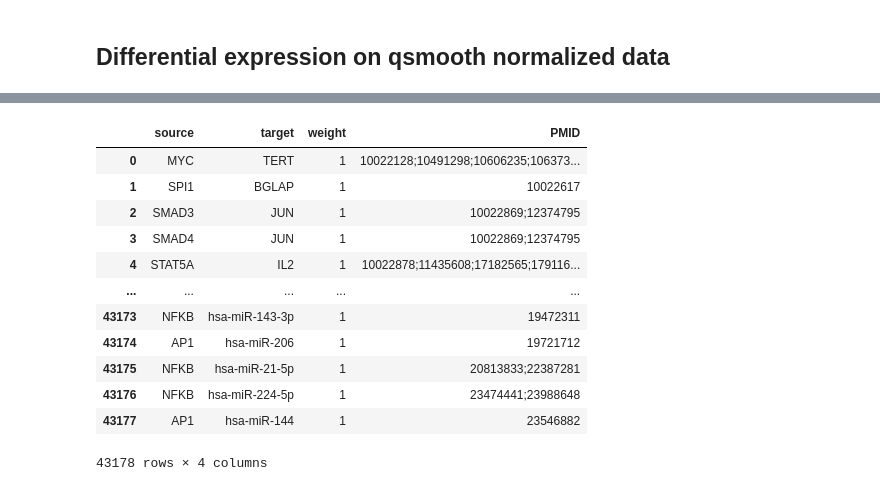
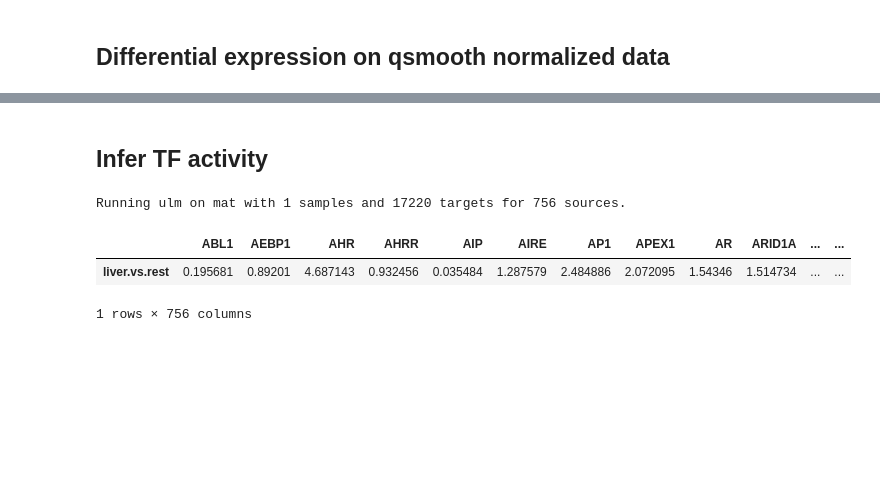
Before and after one commit to j-bac/GTEx_analysis, a Jupyter notebook: analyses/1_baseline_specificity.ipynb, the cells around one changed output, grey strips where cells are left out. Saved outputs shown, nothing was run; the diff lists cells and outputs as text; code cells hidden in the pictures; blank space fills up the shorter version.

```diff
--- a/analyses/1_baseline_specificity.ipynb
+++ b/analyses/1_baseline_specificity.ipynb
@@ -72,0 +54,5 @@ adata.obs['donor_ids'].value_counts().hist()
+# %%
+contaminating_genes = adata.var_names[adata.var['Description'].isin(['PRSS1', 'CELA3A', 'PNLIP', 'CLPS', 'KRT4', 'KRT13'])]
+sc.settings.figdir=pathlib.Path('../figures/')
+sc.pl.pca(adata,color=['SEX','AGE','SMCENTER','SMTSD'],ncols=2,annotate_var_explained=True,save='qsmooth_PCA_covariates.png')
+sc.pl.pca(adata,color=contaminating_genes,ncols=2,annotate_var_explained=True,save='qsmooth_PCA_contaminating_genes.png')
@@ -73,7 +64,2 @@ adata.obs['donor_ids'].value_counts().hist()
 # %% [markdown]
 ## Simple specificity metrics on qsmooth normalized data
-# %%
-contaminating_genes = adata.var_names[adata.var['Description'].isin(['PRSS1', 'CELA3A', 'PNLIP', 'CLPS', 'KRT4', 'KRT13'])]
-sc.settings.figdir=pathlib.Path('../figures')
-sc.pl.pca(adata,color=['SEX','AGE','SMCENTER','SMTSD'],ncols=2,annotate_var_explained=True,save='qsmooth_PCA_covariates.png')
-sc.pl.pca(adata,color=contaminating_genes,ncols=2,annotate_var_explained=True,save='qsmooth_PCA_contaminating_genes.png')
@@ -89,32 +81,14 @@ Tau(adata.X[:,0].toarray())
 # %% [markdown]
 ## Differential expression on qsmooth normalized data
-# %%
-liver = 'Liver_expressed'
-rest = ['Muscle - Skeletal_expressed',
-        'Heart - Atrial Appendage_expressed', 'Thyroid_expressed',
-        'Lung_expressed', 'Spleen_expressed', 'Pancreas_expressed',
-        'Stomach_expressed', 'Heart - Left Ventricle_expressed',
-        'Pituitary_expressed',  'Kidney - Cortex_expressed',
-        'Kidney - Medulla_expressed']
-
-# for t in adata.obs['SMTSD'].unique():
-#     tissue_idx = adata.obs['SMTSD']==t
-#     adata.var[t+'_expressed'] = ((adata[tissue_idx].X>0).A.sum(0) > 0)
-
-# liver_specific_on = (~adata.var[rest].sum(1)>0) & adata.var[[liver]].sum(1)>0
-
-liverVSrest = (adata.obs['SMTSD'] == 'Liver')
-adata.obs['liverVSrest'] = ''
-adata.obs.loc[liverVSrest,'liverVSrest'] = 'Liver'
-adata.obs.loc[~liverVSrest,'liverVSrest'] = 'rest'
 # %%
 sc.tl.rank_genes_groups(adata,groupby='SMTSD',method='wilcoxon',key_added='tissue_pairwise_wilcoxon')
 
 results_df = sc.get.rank_genes_groups_df(adata,group='Liver',key='tissue_pairwise_wilcoxon').set_index('names').join(adata.var).set_index('Description')
 
+# LYNX1 is a duplicated name but not in collectri network and can be safely renamed here
+results_df.index = [(c if c!= 'LYNX1' else c+f'{i}') for i, c in enumerate(results_df.index)]
 # input to TF activity inference with collectri
 mat = results_df[['scores']].T.rename(index={'scores': 'liver.vs.rest'})
-mat = mat[[c for c in mat.columns if c!='LYNX1']] # LYNX1 is not in collectri network and can be safely ignored here
 # %%
 dc.plot_volcano_df(
     results_df,
@@ -128,17 +102,12 @@ dc.plot_volcano_df(
+# %% [markdown]
+## Infer TF activity
 # %%
 collectri = dc.get_collectri(organism='human', split_complexes=False)
-collectri
+# Infer TF activities with ulm
+tf_acts, tf_pvals = dc.run_ulm(mat=mat, net=collectri, verbose=True)
+tf_acts
 # %% [output]
+Running ulm on mat with 1 samples and 17220 targets for 756 sources.
-|  | source | target | weight | PMID |
-| 0 | MYC | TERT | 1 | 10022128;10491298;10606235;106373... |
-| 1 | SPI1 | BGLAP | 1 | 10022617 |
-| 2 | SMAD3 | JUN | 1 | 10022869;12374795 |
-| 3 | SMAD4 | JUN | 1 | 10022869;12374795 |
-| 4 | STAT5A | IL2 | 1 | 10022878;11435608;17182565;179116... |
-| ... | ... | ... | ... | ... |
-| 43173 | NFKB | hsa-miR-143-3p | 1 | 19472311 |
-| 43174 | AP1 | hsa-miR-206 | 1 | 19721712 |
-| 43175 | NFKB | hsa-miR-21-5p | 1 | 20813833;22387281 |
-| 43176 | NFKB | hsa-miR-224-5p | 1 | 23474441;23988648 |
-| 43177 | AP1 | hsa-miR-144 | 1 | 23546882 |
+|  | ABL1 | AEBP1 | AHR | AHRR | AIP | AIRE | AP1 | APEX1 | AR | ARID1A | ... | ... |
+| liver.vs.rest | 0.195681 | 0.89201 | 4.687143 | 0.932456 | 0.035484 | 1.287579 | 2.484886 | 2.072095 | 1.54346 | 1.514734 | ... | ... |
-43178 rows × 4 columns
+1 rows × 756 columns
```
Also changed, not shown: parts of 23 cells of this notebook.
